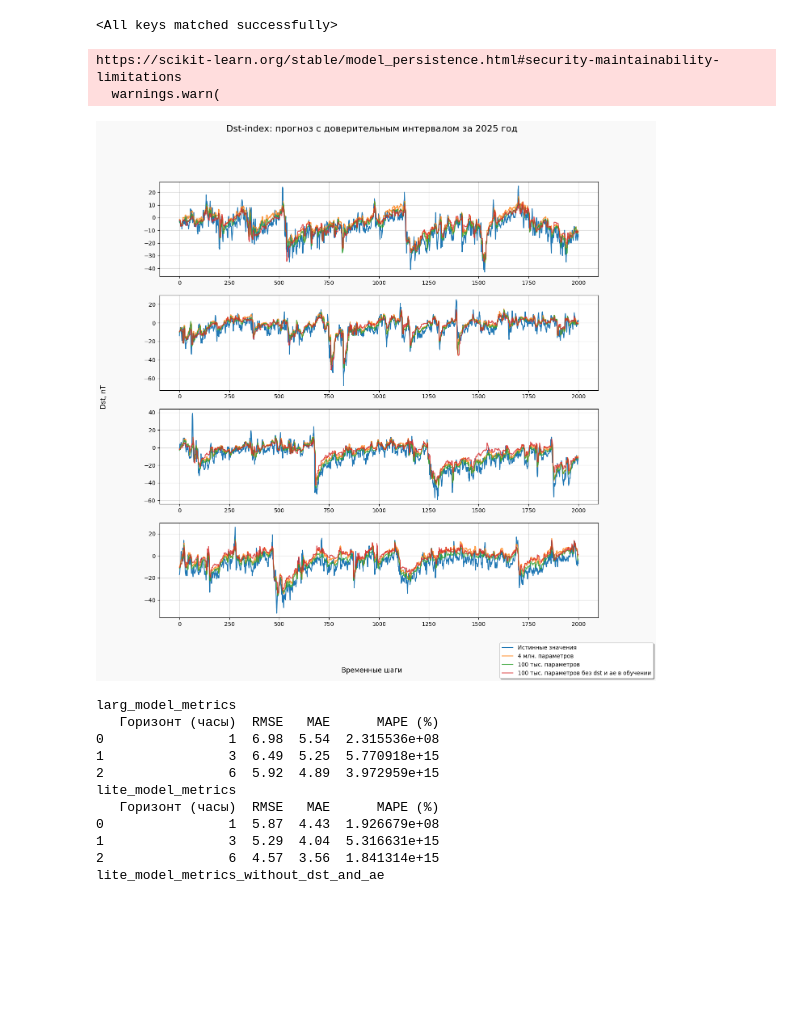
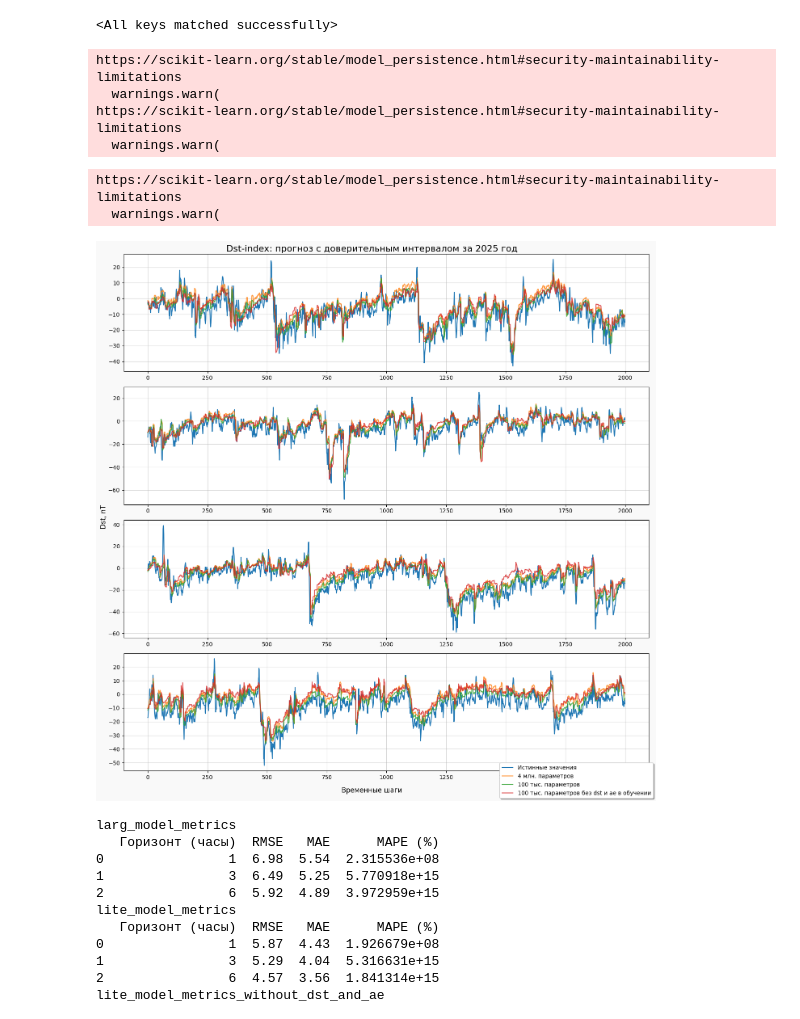
Before and after one commit to neZorinEgor/magnesis, a Jupyter notebook: notebooks/inference.ipynb, the cells around one changed output. Cells and saved outputs as stored; diff of their text form; code cells hidden in the pictures; blank space fills up the shorter version.

```diff
--- a/notebooks/inference.ipynb
+++ b/notebooks/inference.ipynb
@@ -225,7 +226,7 @@ def inference_with_ci(model, loader, y_scaler, lmbda, device='cpu', alpha=0.95,
         "ae_std": ae_std,
     }
 # %%
-def make_dataset_for_lr(
+def make_dataset(
     path,
     x_scaler,
     y_scaler,
@@ -282,19 +283,15 @@ def make_dataset_for_lr(
     X_test_scaled = x_scaler.transform(X_test)
 
     y_test_scaled = y_scaler.transform(y_test)
-    # test_dataset = GeomagneticDataset(
-    #     X=X_test_scaled,
-    #     y=y_test_scaled,
-    #     X_window_size=X_window_size,
-    #     y_window_size=y_window_size,
-    #     stride=stride,
-    # )
-    # val_loader = torch.utils.data.DataLoader(test_dataset, batch_size=batch_size, shuffle=False)
-    # return val_loader
-    return X_test_scaled, y_test_scaled
-
-# X_train, y_train = make_dataset_for_lr("/home/zorinep/ml/notebooks/myself-ml-challenge/data/datasets/train_val_1995-2018.csv", X_scaler, y_scaler)
-# X_test, y_test = make_dataset_for_lr("/home/zorinep/ml/notebooks/myself-ml-challenge/data/datasets/test_2019.csv", X_scaler, y_scaler)
+    test_dataset = GeomagneticDataset(
+        X=X_test_scaled,
+        y=y_test_scaled,
+        X_window_size=X_window_size,
+        y_window_size=y_window_size,
+        stride=stride,
+    )
+    val_loader = torch.utils.data.DataLoader(test_dataset, batch_size=batch_size, shuffle=False)
+    return val_loader
 # %%
 class GeomagneticModelV7(nn.Module):
     def __init__(
@@ -999,6 +1011,13 @@ loader_by_2019_without_ae_and_dst = make_dataset_v2(
     y_scaler=y_scaler,
     with_ae_and_dst=False,
 )
+loader_by_2019_log_ae = make_dataset_v2(
+    path="../data/datasets/test_2019.csv",
+    x_scaler=X_scaler,
+    y_scaler=joblib.load("/home/zorinep/ml/notebooks/myself-ml-challenge/data/weights/v3/y_scaler_ae_log.joblib"),
+    with_ae_and_dst=True,
+)
+
 loader_by_2025_v2 = make_dataset_v2(
     path="../data/datasets/test_2025.csv",
     x_scaler=X_scaler,
@@ -1008,34 +1027,45 @@ loader_by_2025_v2 = make_dataset_v2(
 # %% [output]
 https://scikit-learn.org/stable/model_persistence.html#security-maintainability-limitations
   warnings.warn(
+https://scikit-learn.org/stable/model_persistence.html#security-maintainability-limitations
+  warnings.warn(
 # %%
 dst_large_inference_2019 = inference_with_ci_v2(net_v2_large, loader_by_2019_v2, y_scaler, lmbda=None)
 dst_lite_inference_2019 = inference_with_ci_v2(net_v3_lite, loader_by_2019_v2, y_scaler, lmbda=None)
 dst_lite_inference_2019_without_dst_and_ae = inference_with_ci_v2(net_v4_lite, loader_by_2019_without_ae_and_dst, y_scaler, lmbda=None)
+dst_lite_inference_2019_by_log_ae = inference_with_ci_v2(
+    net_v5_lite,
+    loader_by_2019_log_ae,
+    joblib.load("/home/zorinep/ml/notebooks/myself-ml-challenge/data/weights/v3/y_scaler_ae_log.joblib"),
+    lmbda=0,
+)
+# %% [output]
+https://scikit-learn.org/stable/model_persistence.html#security-maintainability-limitations
+  warnings.warn(
 # %%
 # dst_lite_inference_2019_log = inference_with_ci_v2(net_v4_lite_with_log, loader_by_2019_v2, y_scaler, lmbda=None)
 # %%
 fig, axes = plt.subplots(4, 1, figsize=(14, 14))
 axes = axes.flatten()
 fig
 for idx, x in enumerate([(0, 2000), (2000, 4000), (4000, 6000,), (6000, 8000)]):
     start, end = x
     axes[idx].plot(dst_large_inference_2019["dst_labels"][start:end], label='Истинные значения')
     axes[idx].plot(dst_large_inference_2019["dst_preds"][start:end], label='4 млн. параметров', alpha=0.8, )
     axes[idx].plot(dst_lite_inference_2019["dst_preds"][start:end], label='100 тыс. параметров', alpha=0.8,)
     axes[idx].plot(dst_lite_inference_2019_without_dst_and_ae["dst_preds"][start:end], label='100 тыс. параметров без dst и ae в обучении', alpha=0.8)
-    # axes[idx].plot(dst_lite_inference_2019_log["dst_preds"][start:end], label='100 тыс. параметров', alpha=0.8, color="black")
     axes[idx].grid(alpha=0.5)
 
 fig.suptitle('Dst-index: прогноз с доверительным интервалом за 2025 год', fontsize=16)
 handles, labels = axes[0].get_legend_handles_labels()
 fig.legend(handles, labels, loc='lower right', fontsize=10, frameon=True, fancybox=True, shadow=True)
 fig.supxlabel('Временные шаги', fontsize=12)
 fig.supylabel('Dst, nT', fontsize=12)
 fig.patch.set_facecolor('#f9f9f9')
+plt.tight_layout()
 plt.show()
 # %% [output]
-[figure, old version]
+[figure, new version]
 # %%
 limit = 8000
 y_pred = dst_large_inference_2019["dst_preds"][:limit]
```
Also changed, not shown: parts of 4 cells of this notebook.
